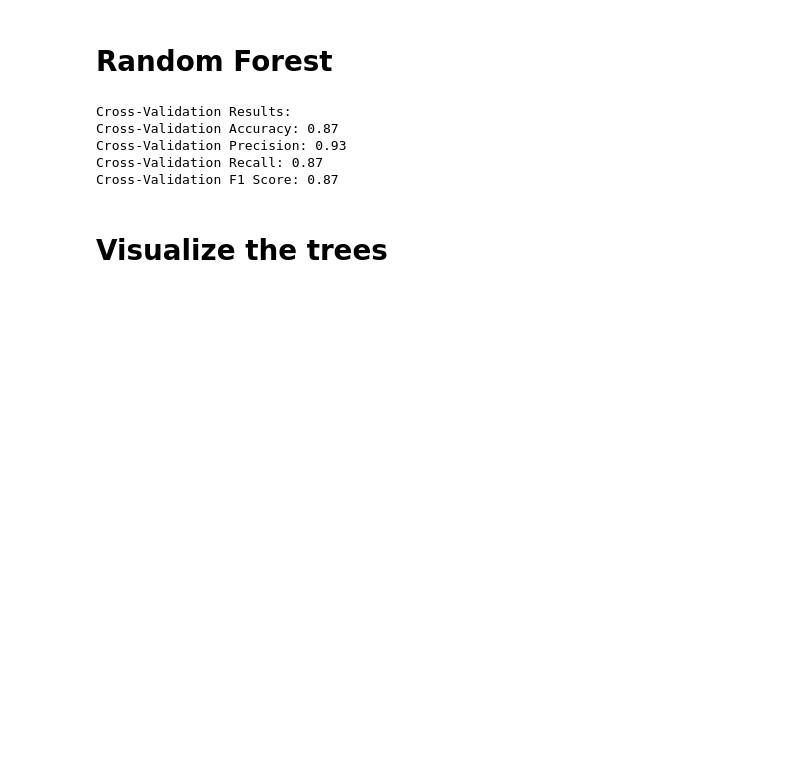
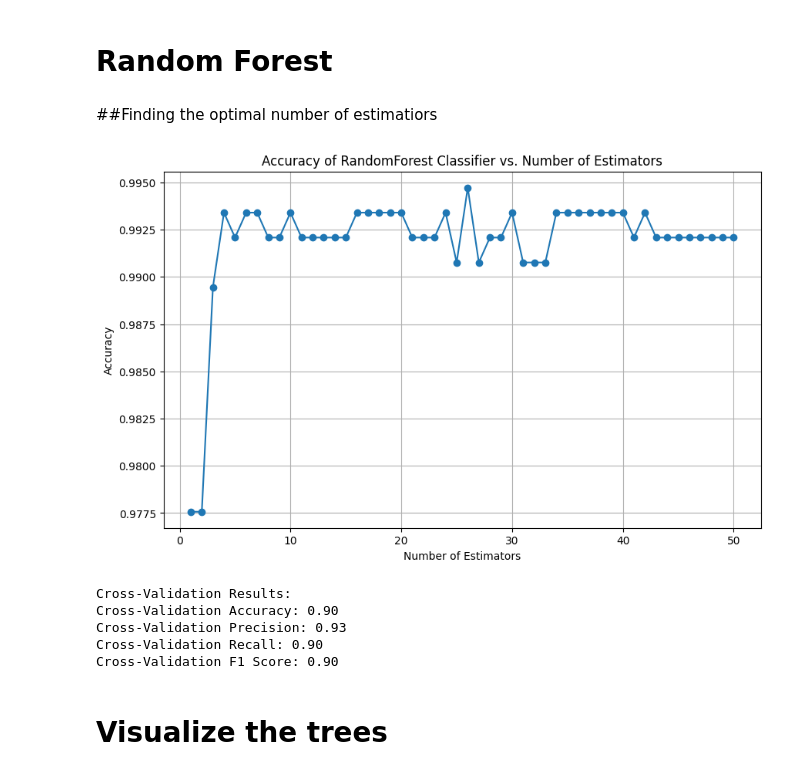
Before and after one commit to mmdreza00mirrashid/Ensemble-learning, a Jupyter notebook: Main.ipynb, the cells around one changed output. Drawn from its saved outputs; the diff is of its cells as text; code cells hidden in the pictures; blank space fills up the shorter version.

```diff
--- a/Main.ipynb
+++ b/Main.ipynb
@@ -254,8 +365,31 @@ Comparison of Validation Metrics:
 # %% [markdown]
 # Random Forest
+# %% [markdown]
+##Finding the optimal number of estimatiors
+# %%
+n_estimators_list = range(1, 51)  # Testing with 1 to 50 estimators
+accuracy_results = []
+
+for n_estimators in n_estimators_list:
+    rf_clf = RandomForestClassifier(n_estimators=n_estimators, random_state=42)
+    rf_clf.fit(X_train, y_train)
+    y_pred = rf_clf.predict(X_test)
+    accuracy = accuracy_score(y_test, y_pred)
+    accuracy_results.append(accuracy)
+
+# Plot the accuracy results
+plt.figure(figsize=(10, 6))
+plt.plot(n_estimators_list, accuracy_results, marker='o')
+plt.title('Accuracy of RandomForest Classifier vs. Number of Estimators')
+plt.xlabel('Number of Estimators')
+plt.ylabel('Accuracy')
+plt.grid(True)
+plt.show()
+# %% [output]
+[figure, added]
 # %%
 # Build the Random Forest model
-rf = RandomForestClassifier(n_estimators=100, random_state=42)
+rf = RandomForestClassifier(n_estimators=50, random_state=42)
 
 # Train the model
 rf.fit(X_train, y_train)
@@ -279,10 +413,10 @@ print(f'Cross-Validation Recall: {cv_recall:.2f}')
 print(f'Cross-Validation F1 Score: {cv_f1:.2f}')
 # %% [output]
 Cross-Validation Results:
-Cross-Validation Accuracy: 0.87
+Cross-Validation Accuracy: 0.90
 Cross-Validation Precision: 0.93
-Cross-Validation Recall: 0.87
-Cross-Validation F1 Score: 0.87
+Cross-Validation Recall: 0.90
+Cross-Validation F1 Score: 0.90
 # %% [markdown]
 # Visualize the trees
 # %%
```
Also changed, not shown: parts of 25 cells of this notebook, 10 other files.
